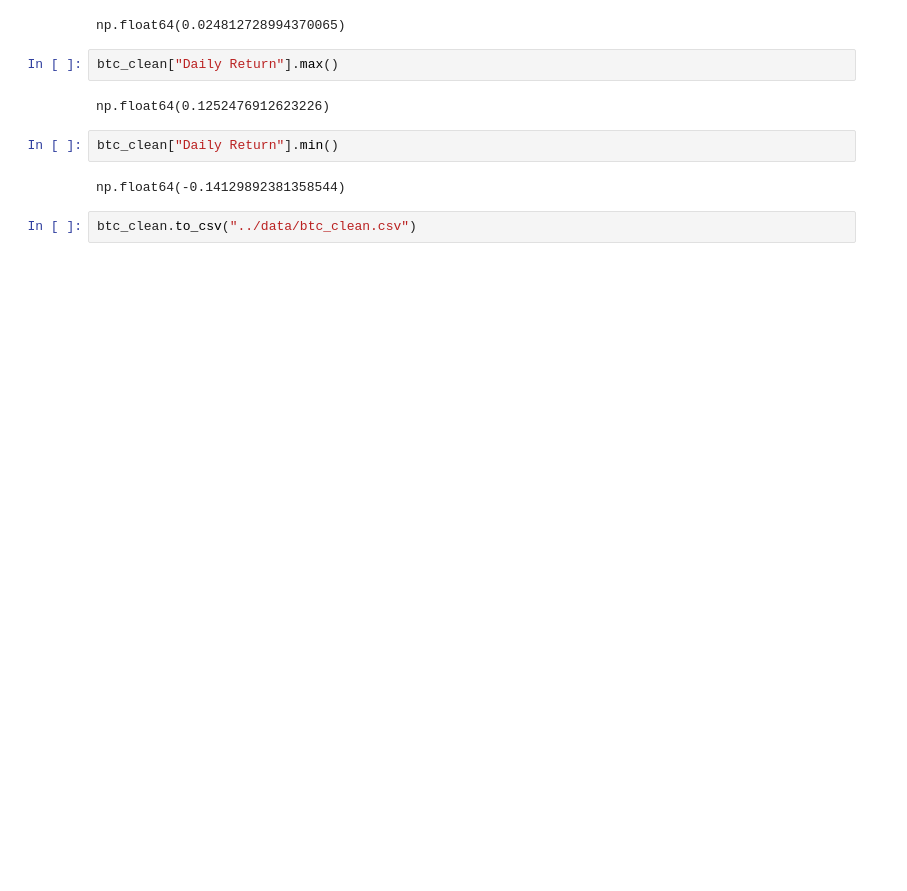
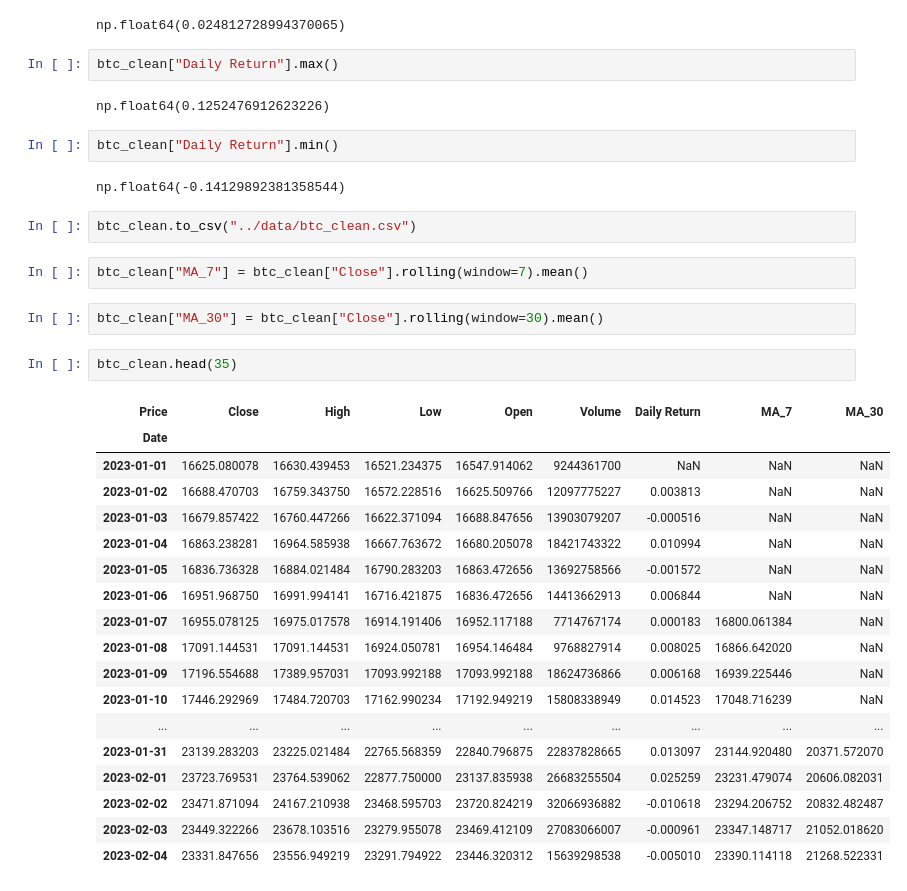
Before and after one commit to rkaban-personal/crypto-market-analysis, a Jupyter notebook: notebooks/btc_analysis.ipynb, the cells around one changed output. Cells and saved outputs as stored; diff of their text form; blank space fills up the shorter version.

```diff
--- a/notebooks/btc_analysis.ipynb
+++ b/notebooks/btc_analysis.ipynb
@@ -132,3 +132,28 @@ btc_clean["Daily Return"].min()
 np.float64(-0.14129892381358544)
 # %%
 btc_clean.to_csv("../data/btc_clean.csv")
+# %%
+btc_clean["MA_7"] = btc_clean["Close"].rolling(window=7).mean()
+# %%
+btc_clean["MA_30"] = btc_clean["Close"].rolling(window=30).mean()
+# %%
+btc_clean.head(35)
+# %% [output]
+| Price | Close | High | Low | Open | Volume | Daily Return | MA_7 | MA_30 |
+| Date |  |  |  |  |  |  |  |  |
+| 2023-01-01 | 16625.080078 | 16630.439453 | 16521.234375 | 16547.914062 | 9244361700 | NaN | NaN | NaN |
+| 2023-01-02 | 16688.470703 | 16759.343750 | 16572.228516 | 16625.509766 | 12097775227 | 0.003813 | NaN | NaN |
+| 2023-01-03 | 16679.857422 | 16760.447266 | 16622.371094 | 16688.847656 | 13903079207 | -0.000516 | NaN | NaN |
+| 2023-01-04 | 16863.238281 | 16964.585938 | 16667.763672 | 16680.205078 | 18421743322 | 0.010994 | NaN | NaN |
+| 2023-01-05 | 16836.736328 | 16884.021484 | 16790.283203 | 16863.472656 | 13692758566 | -0.001572 | NaN | NaN |
+| 2023-01-06 | 16951.968750 | 16991.994141 | 16716.421875 | 16836.472656 | 14413662913 | 0.006844 | NaN | NaN |
+| 2023-01-07 | 16955.078125 | 16975.017578 | 16914.191406 | 16952.117188 | 7714767174 | 0.000183 | 16800.061384 | NaN |
+| 2023-01-08 | 17091.144531 | 17091.144531 | 16924.050781 | 16954.146484 | 9768827914 | 0.008025 | 16866.642020 | NaN |
+| 2023-01-09 | 17196.554688 | 17389.957031 | 17093.992188 | 17093.992188 | 18624736866 | 0.006168 | 16939.225446 | NaN |
+| 2023-01-10 | 17446.292969 | 17484.720703 | 17162.990234 | 17192.949219 | 15808338949 | 0.014523 | 17048.716239 | NaN |
+| ... | ... | ... | ... | ... | ... | ... | ... | ... |
+| 2023-01-31 | 23139.283203 | 23225.021484 | 22765.568359 | 22840.796875 | 22837828665 | 0.013097 | 23144.920480 | 20371.572070 |
+| 2023-02-01 | 23723.769531 | 23764.539062 | 22877.750000 | 23137.835938 | 26683255504 | 0.025259 | 23231.479074 | 20606.082031 |
+| 2023-02-02 | 23471.871094 | 24167.210938 | 23468.595703 | 23720.824219 | 32066936882 | -0.010618 | 23294.206752 | 20832.482487 |
+| 2023-02-03 | 23449.322266 | 23678.103516 | 23279.955078 | 23469.412109 | 27083066007 | -0.000961 | 23347.148717 | 21052.018620 |
+| 2023-02-04 | 23331.847656 | 23556.949219 | 23291.794922 | 23446.320312 | 15639298538 | -0.005010 | 23390.114118 | 21268.522331 |
```
Also changed, not shown: parts of 5 cells of this notebook, 1 other file.
